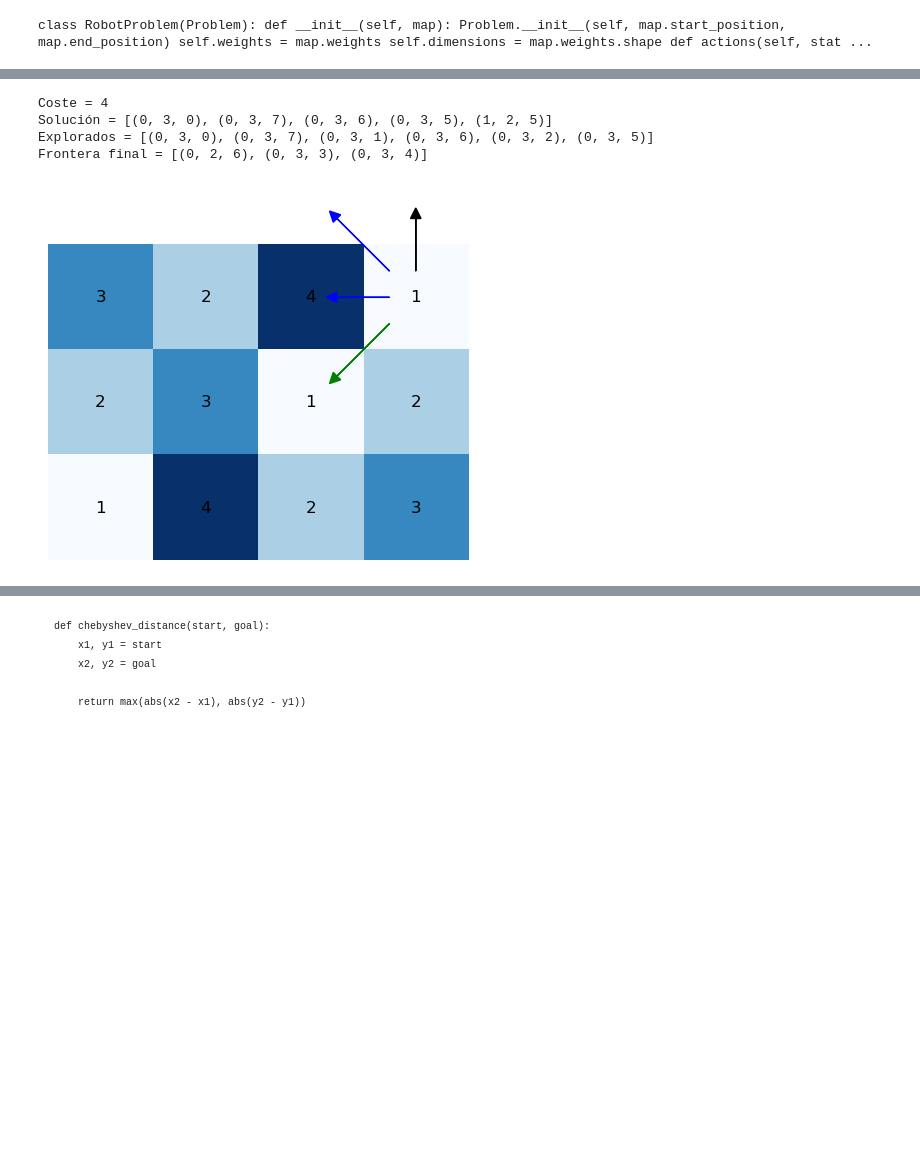
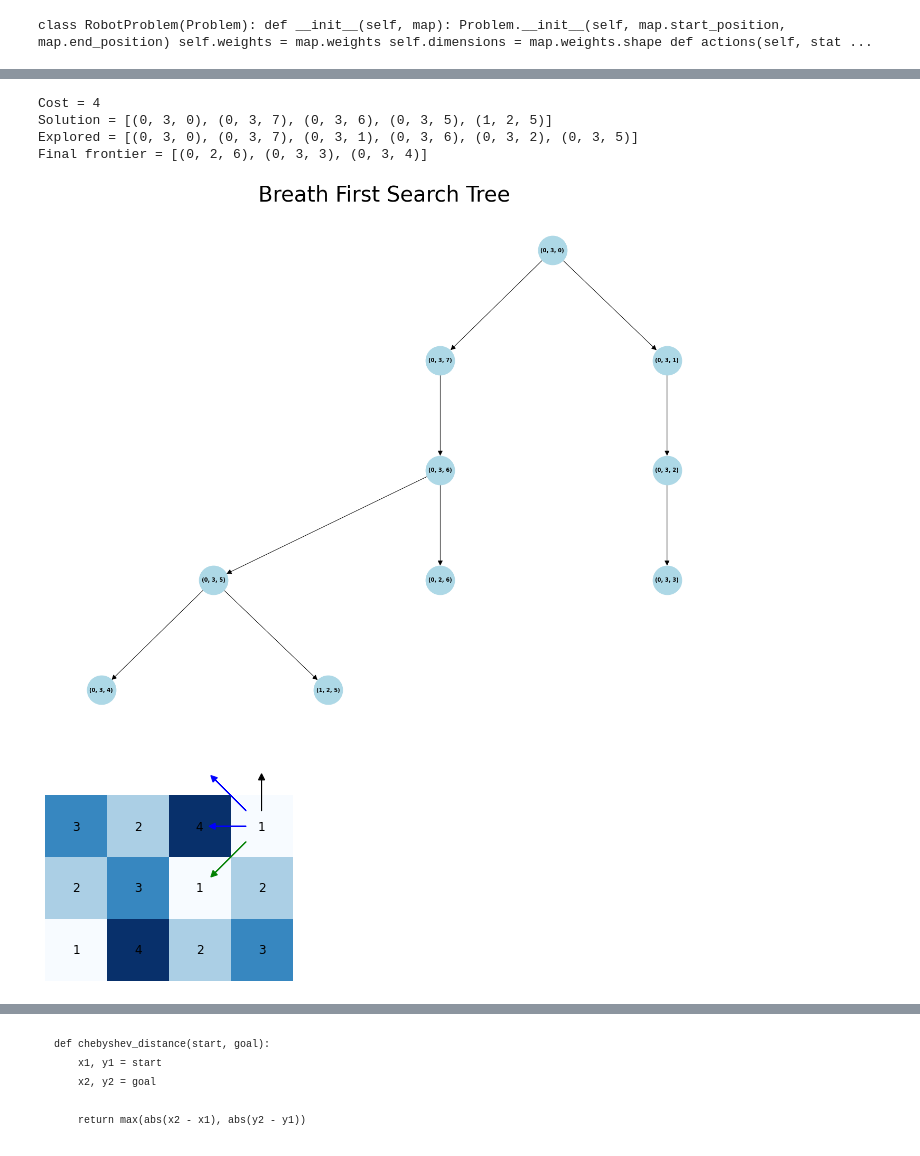
Before and after one commit to markel3/AIF_USC, a Jupyter notebook: robot_search.ipynb, the cells around one changed output, grey strips where cells are left out. Saved outputs shown, nothing was run; the diff lists cells and outputs as text; code cells hidden in the pictures; blank space fills up the shorter version.

Commit message:
Refactor code and add networkx library for graph visualization

```diff
--- a/robot_search.ipynb
+++ b/robot_search.ipynb
@@ -48,18 +48,20 @@ def breadth_first_graph_search(problem): node = Node(problem.initial) if problem
 # %%
-final_node, explored, frontier = breadth_first_graph_search(robot_problem)
+final_node, explored, frontier, parent_map = breadth_first_graph_search(robot_problem)
 cost = final_node.path_cost
 frontier = [frontier[i].state for i in range(len(frontier))]
-print(f'Coste = ' + str(cost))
+print(f'Cost = ' + str(cost))
 solution = final_node.solution()
 solution.insert(0, map1.start_position)
-print(f'Solución = ' + str(solution))
-print(f'Explorados = ' + str(explored))
-print(f'Frontera final = ' + str(frontier))
+print(f'Solution = ' + str(solution))
+print(f'Explored = ' + str(explored))
+print(f'Final frontier = ' + str(frontier))
+visualize_tree(parent_map, "Breath First Search Tree")
 map1.draw_solution(solution)
 # %% [output]
-Coste = 4
-Solución = [(0, 3, 0), (0, 3, 7), (0, 3, 6), (0, 3, 5), (1, 2, 5)]
-Explorados = [(0, 3, 0), (0, 3, 7), (0, 3, 1), (0, 3, 6), (0, 3, 2), (0, 3, 5)]
-Frontera final = [(0, 2, 6), (0, 3, 3), (0, 3, 4)]
+Cost = 4
+Solution = [(0, 3, 0), (0, 3, 7), (0, 3, 6), (0, 3, 5), (1, 2, 5)]
+Explored = [(0, 3, 0), (0, 3, 7), (0, 3, 1), (0, 3, 6), (0, 3, 2), (0, 3, 5)]
+Final frontier = [(0, 2, 6), (0, 3, 3), (0, 3, 4)]
-[figure, old version]
+[figure, new version]
+[figure, added]
 # %%
```
Also changed, not shown: parts of 12 cells of this notebook, 1 other file.
